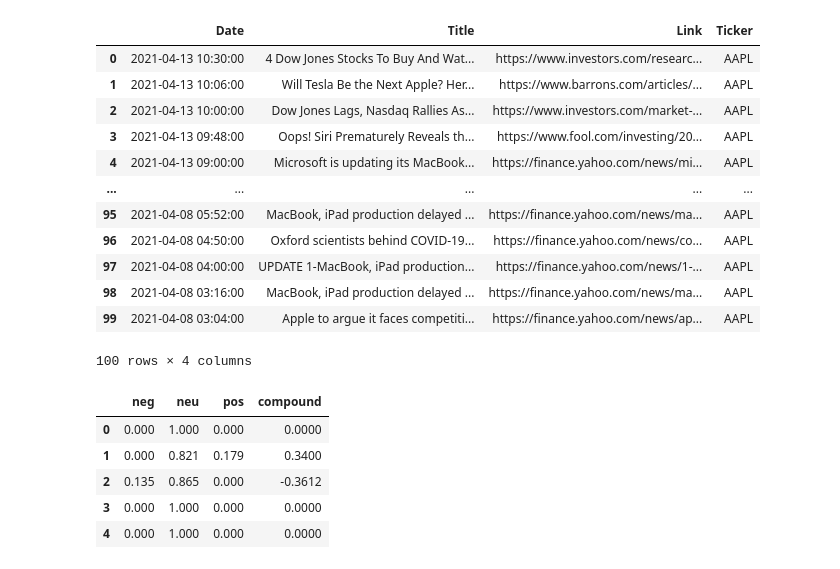
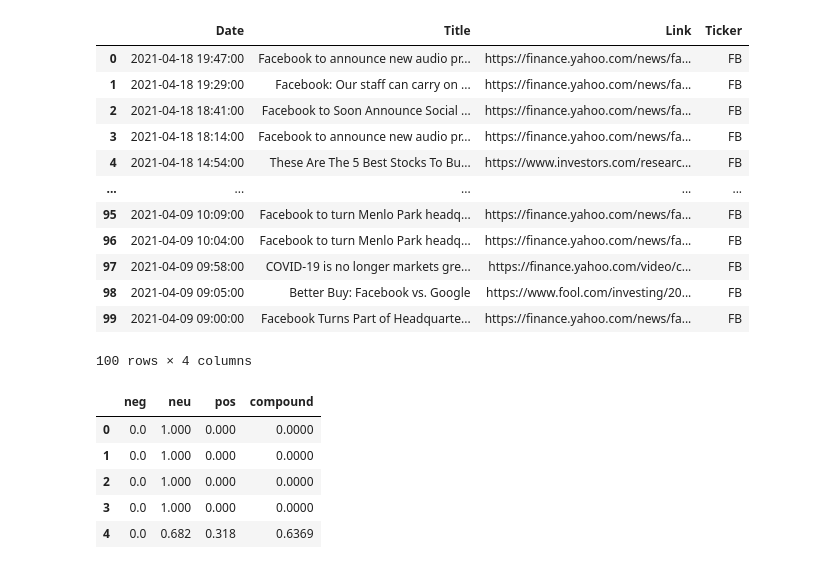
Before and after one commit to dbogatic/finviz-stock-screen, a Jupyter notebook: finviz_sentiment.ipynb, the cells around one changed output. Saved outputs shown, nothing was run; the diff lists cells and outputs as text; code cells hidden in the pictures.

```diff
--- a/finviz_sentiment.ipynb
+++ b/finviz_sentiment.ipynb
@@ -14,5 +18,3 @@ from nltk.sentiment.vader import SentimentIntensityAnalyzer
 # %%
-# Input tickers you want to obtain news for
-ticker_one = 'AAPL'
-ticker_two = 'MSFT'
-ticker_three = 'NVDA'
+# Input ticker you want to obtain news for
+ticker = 'FB'
@@ -30,36 +21,40 @@ news_three = stock_three.TickerNews()
+# %%
+# Obtain news per ticker
+stock = finvizfinance(ticker)
+news = stock.TickerNews()
 # %%
-news_one['Ticker'] = ticker_one
-news_one.head()
-news_one['Date']= pd.to_datetime(news_one['Date'])
-news_one
+news['Ticker'] = ticker
+news.head()
+news['Date']= pd.to_datetime(news['Date'])
+news
 # %% [output]
 |  | Date | Title | Link | Ticker |
-| 0 | 2021-04-13 10:30:00 | 4 Dow Jones Stocks To Buy And Wat... | https://www.investors.com/researc... | AAPL |
-| 1 | 2021-04-13 10:06:00 | Will Tesla Be the Next Apple? Her... | https://www.barrons.com/articles/... | AAPL |
-| 2 | 2021-04-13 10:00:00 | Dow Jones Lags, Nasdaq Rallies As... | https://www.investors.com/market-... | AAPL |
-| 3 | 2021-04-13 09:48:00 | Oops! Siri Prematurely Reveals th... | https://www.fool.com/investing/20... | AAPL |
-| 4 | 2021-04-13 09:00:00 | Microsoft is updating its MacBook... | https://finance.yahoo.com/news/mi... | AAPL |
+| 0 | 2021-04-18 19:47:00 | Facebook to announce new audio pr... | https://finance.yahoo.com/news/fa... | FB |
+| 1 | 2021-04-18 19:29:00 | Facebook: Our staff can carry on ... | https://finance.yahoo.com/news/fa... | FB |
+| 2 | 2021-04-18 18:41:00 | Facebook to Soon Announce Social ... | https://finance.yahoo.com/news/fa... | FB |
+| 3 | 2021-04-18 18:14:00 | Facebook to announce new audio pr... | https://finance.yahoo.com/news/fa... | FB |
+| 4 | 2021-04-18 14:54:00 | These Are The 5 Best Stocks To Bu... | https://www.investors.com/researc... | FB |
 | ... | ... | ... | ... | ... |
-| 95 | 2021-04-08 05:52:00 | MacBook, iPad production delayed ... | https://finance.yahoo.com/news/ma... | AAPL |
-| 96 | 2021-04-08 04:50:00 | Oxford scientists behind COVID-19... | https://finance.yahoo.com/news/co... | AAPL |
-| 97 | 2021-04-08 04:00:00 | UPDATE 1-MacBook, iPad production... | https://finance.yahoo.com/news/1-... | AAPL |
-| 98 | 2021-04-08 03:16:00 | MacBook, iPad production delayed ... | https://finance.yahoo.com/news/ma... | AAPL |
-| 99 | 2021-04-08 03:04:00 | Apple to argue it faces competiti... | https://finance.yahoo.com/news/ap... | AAPL |
+| 95 | 2021-04-09 10:09:00 | Facebook to turn Menlo Park headq... | https://finance.yahoo.com/news/fa... | FB |
+| 96 | 2021-04-09 10:04:00 | Facebook to turn Menlo Park headq... | https://finance.yahoo.com/news/fa... | FB |
+| 97 | 2021-04-09 09:58:00 | COVID-19 is no longer markets gre... | https://finance.yahoo.com/video/c... | FB |
+| 98 | 2021-04-09 09:05:00 | Better Buy: Facebook vs. Google | https://www.fool.com/investing/20... | FB |
+| 99 | 2021-04-09 09:00:00 | Facebook Turns Part of Headquarte... | https://finance.yahoo.com/news/fa... | FB |
 100 rows × 4 columns
 # %%
 # Instantiate the sentiment intensity analyzer
 vader = SentimentIntensityAnalyzer()
 
 # Iterate through the headlines and get the polarity scores using vader
-scores_one = news_one['Title'].apply(vader.polarity_scores).tolist()
+scores = news['Title'].apply(vader.polarity_scores).tolist()
 
 # Convert the 'scores' list of dicts into a DataFrame
-scores_one = pd.DataFrame(scores_one)
-scores_one.head()
+scores = pd.DataFrame(scores)
+scores.head()
 # %% [output]
 |  | neg | neu | pos | compound |
-| 0 | 0.000 | 1.000 | 0.000 | 0.0000 |
-| 1 | 0.000 | 0.821 | 0.179 | 0.3400 |
-| 2 | 0.135 | 0.865 | 0.000 | -0.3612 |
-| 3 | 0.000 | 1.000 | 0.000 | 0.0000 |
-| 4 | 0.000 | 1.000 | 0.000 | 0.0000 |
+| 0 | 0.0 | 1.000 | 0.000 | 0.0000 |
+| 1 | 0.0 | 1.000 | 0.000 | 0.0000 |
+| 2 | 0.0 | 1.000 | 0.000 | 0.0000 |
+| 3 | 0.0 | 1.000 | 0.000 | 0.0000 |
+| 4 | 0.0 | 0.682 | 0.318 | 0.6369 |
```
Also changed, not shown: parts of 15 cells of this notebook, 19 other files.
